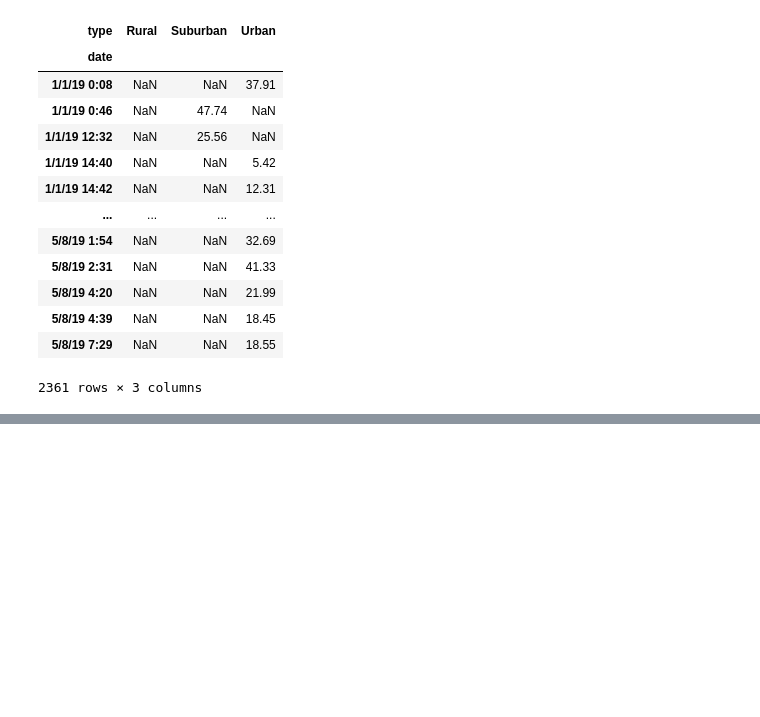
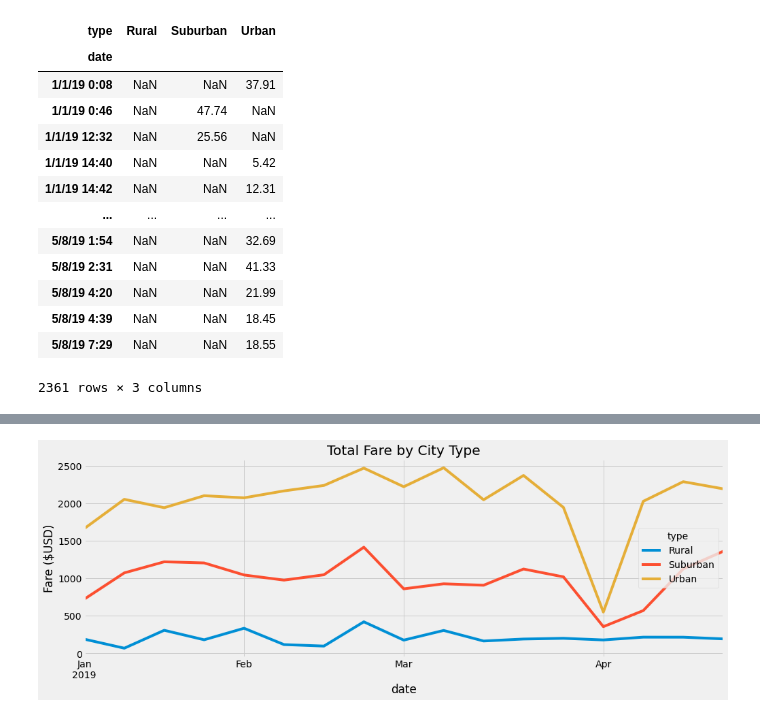
Before and after one commit to jhoward19/Pyber_Analysis, a Jupyter notebook: PyBer_Challenge.ipynb, the cells around one changed output, grey strips where cells are left out. Drawn from its saved outputs; the diff is of its cells as text; code cells hidden in the pictures; blank space fills up the shorter version.

```diff
--- a/PyBer_Challenge.ipynb
+++ b/PyBer_Challenge.ipynb
@@ -166,6 +166,6 @@ df
 2361 rows × 3 columns
 # %%
 # 5. Create a new DataFrame from the pivot table DataFrame using loc on the given dates, '2019-01-01':'2019-04-29'.
-df= df.pivot_table.loc["01/01/2019":"04/29/2019"]
+df= df.loc["1/1/19":"4/29/19"]
 df
 # %% [output]
@@ -173,5 +186,5 @@ NameError: name 'pivot_table' is not defined
 # %%
 # 6. Set the "date" index to datetime datatype. This is necessary to use the resample() method in Step 8.
-# df.index = pd.to_datetime(df.index)
+df.index = pd.to_datetime(df.index)
 # %%
 # 7. Check that the datatype for the index is datetime using df.info()
@@ -178,2 +203,4 @@ NameError: name 'pivot_table' is not defined
 # %%
 # 8. Create a new DataFrame using the "resample()" function by week 'W' and get the sum of the fares for each week.
+df= df.resample('W').sum()
+df
@@ -180,7 +227,15 @@ NameError: name 'pivot_table' is not defined
 # %%
 # 8. Using the object-oriented interface method, plot the resample DataFrame using the df.plot() function.
+df.plot(figsize = (15,5))
 
 # Import the style from Matplotlib.
 from matplotlib import style
+
 # Use the graph style fivethirtyeight.
 style.use('fivethirtyeight')
+plt.ylabel("Fare ($USD)")
+plt.title("Total Fare by City Type")
+
+plt.savefig("analysis/PyBer_fare_summary.png")
+# %% [output]
+[figure, added]
```
Also changed, not shown: parts of 3 cells of this notebook, 1 other file.
